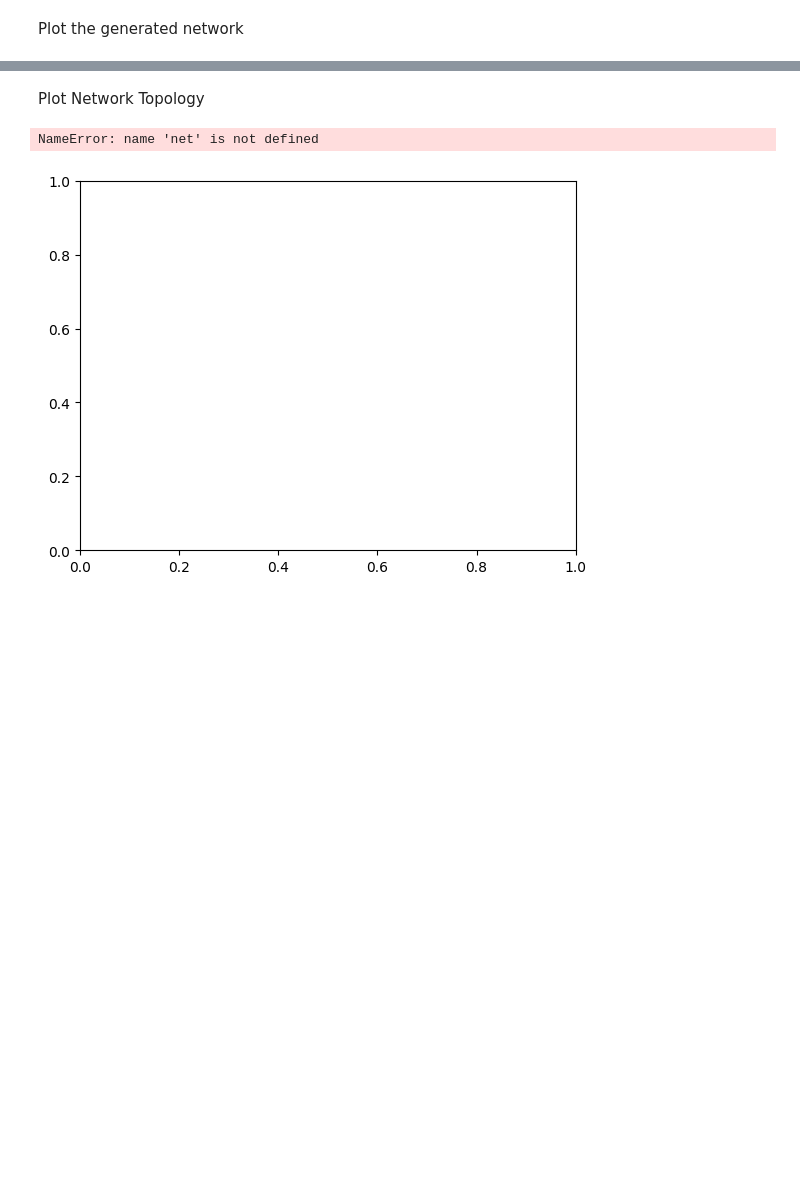
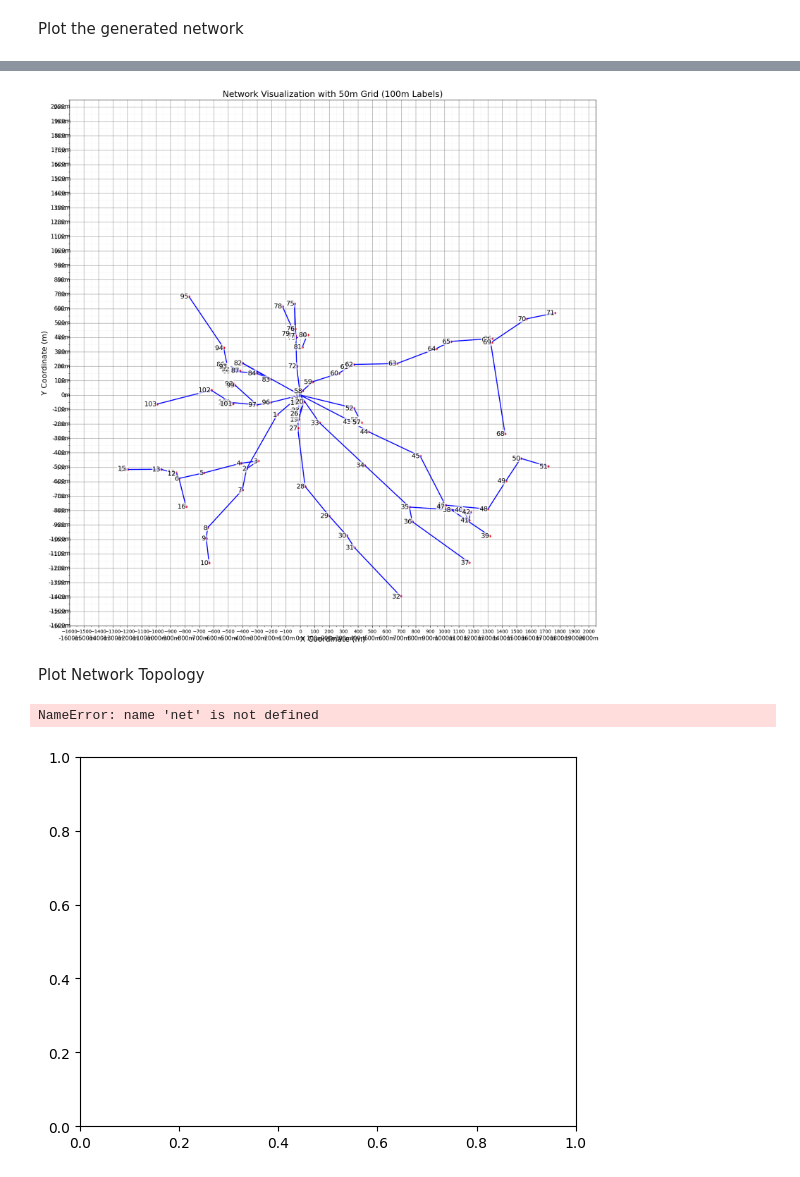
Before and after one commit to glmoritz/pandapower_tests, a Jupyter notebook: duilio_debug_net.ipynb, the cells around one changed output, grey strips where cells are left out. Drawn from its saved outputs; the diff is of its cells as text; code cells hidden in the pictures; blank space fills up the shorter version.

```diff
--- a/duilio_debug_net.ipynb
+++ b/duilio_debug_net.ipynb
@@ -18,6 +18,7 @@ import geopandas
 import pandapower as pp
 import matplotlib.pyplot as plt
 from shapely.geometry import Point, LineString
+import networkx as nx
 
 from simulation_worker.SimulationWorker import find_and_lock_param_file
 from create_random_network import generate_pandapower_net
@@ -36,7 +37,7 @@ import irradiation_model
 params = find_and_lock_param_file()
 
 if params is not None:
-    net_cigre_lv, total_net_lines = generate_pandapower_net(
+    net_cigre_lv, graph = generate_pandapower_net(
         CommercialRange=params['commercial_range'],
         IndustrialRange=params['industrial_range'],
         ResidencialRange=params['residential_range'],
@@ -104,3 +69,87 @@ plt.show()
+# %%
+import matplotlib.pyplot as plt
+import numpy as np
+
+# 1. Extract bus coordinates
+bus_points = [Point(row['x'], row['y']) if not pd.isna(row['x']) and not pd.isna(row['y']) else None
+             for idx, row in net_cigre_lv.bus_geodata.iterrows()]
+
+# 2. Create GeoSeries
+bus_geo_series = geopandas.GeoSeries(bus_points)
+
+# 3. Create lines from graph edges
+line_geometries = []
+for u, v, _ in graph.edges(data=True):
+    if u < len(bus_points) and v < len(bus_points) and bus_points[u] and bus_points[v]:
+        line_geometries.append(LineString([bus_points[u], bus_points[v]]))
+    else:
+        print(f"Warning: Skipping line between bus {u} and {v}")
+
+# 4. Create GeoDataFrame
+line_geo_df = geopandas.GeoDataFrame({'geometry': line_geometries})
+
+# 5. Create figure with large size
+fig, ax = plt.subplots(figsize=(20, 20))
+
+# Plot network
+line_geo_df.plot(ax=ax, color='blue', linewidth=2)
+bus_geo_series.plot(ax=ax, color='red', markersize=20)
+
+# Get bounds
+valid_points = [p for p in bus_points if p]
+if valid_points:
+    min_x = min(p.x for p in valid_points)
+    max_x = max(p.x for p in valid_points)
+    min_y = min(p.y for p in valid_points)
+    max_y = max(p.y for p in valid_points)
+
+    # Add padding
+    pad_x = (max_x - min_x) * 0.1
+    pad_y = (max_y - min_y) * 0.1
+    min_x -= pad_x
+    max_x += pad_x
+    min_y -= pad_y
+    max_y += pad_y
+
+    # Create 50m grid (minor) and 100m ticks (major)
+    major_ticks = np.arange(np.floor(min_x/100)*100, np.ceil(max_x/100)*100, 100)
+    minor_ticks = np.arange(np.floor(min_x/50)*50, np.ceil(max_x/50)*50, 50)
+
+    # Set ticks and grid
+    ax.set_xticks(major_ticks)
+    ax.set_yticks(major_ticks)
+    ax.set_xticks(minor_ticks, minor=True)
+    ax.set_yticks(minor_ticks, minor=True)
+
+    # Grid styling - major (100m) is bolder
+    ax.grid(which='major', color='gray', linestyle='-', linewidth=1, alpha=0.7)
+    ax.grid(which='minor', color='lightgray', linestyle='-', linewidth=0.5, alpha=0.3)
+
+    # Add coordinate labels only for major ticks
+    for x in major_ticks:
+        ax.text(x, min_y - pad_y*0.3, f'{x:.0f}m',
+               ha='center', va='top', fontsize=12, color='black')
+    for y in major_ticks:
+        ax.text(min_x - pad_x*0.3, y, f'{y:.0f}m',
+               ha='right', va='center', fontsize=12, color='black')
+
+# Annotate buses
+for idx, point in enumerate(bus_geo_series):
+    if point:
+        ax.text(point.x - 1.4, point.y, str(idx),
+               fontsize=14, color='black', ha='right', va='center',
+               bbox=dict(facecolor='white', alpha=0.7, edgecolor='none', pad=1))
+
+plt.title("Network Visualization with 50m Grid (100m Labels)", fontsize=18)
+plt.xlabel("X Coordinate (m)", fontsize=16)
+plt.ylabel("Y Coordinate (m)", fontsize=16)
+ax.set_aspect('equal')
+
+# Save as PDF
+plt.savefig('network_visualization_clean_grid.pdf', format='pdf', bbox_inches='tight', dpi=300)
+plt.show()
+# %% [output]
+[figure, added]
 # %% [markdown]
 Plot Network Topology
 # %%
```
Also changed, not shown: parts of 2 cells of this notebook, 1 other file.
